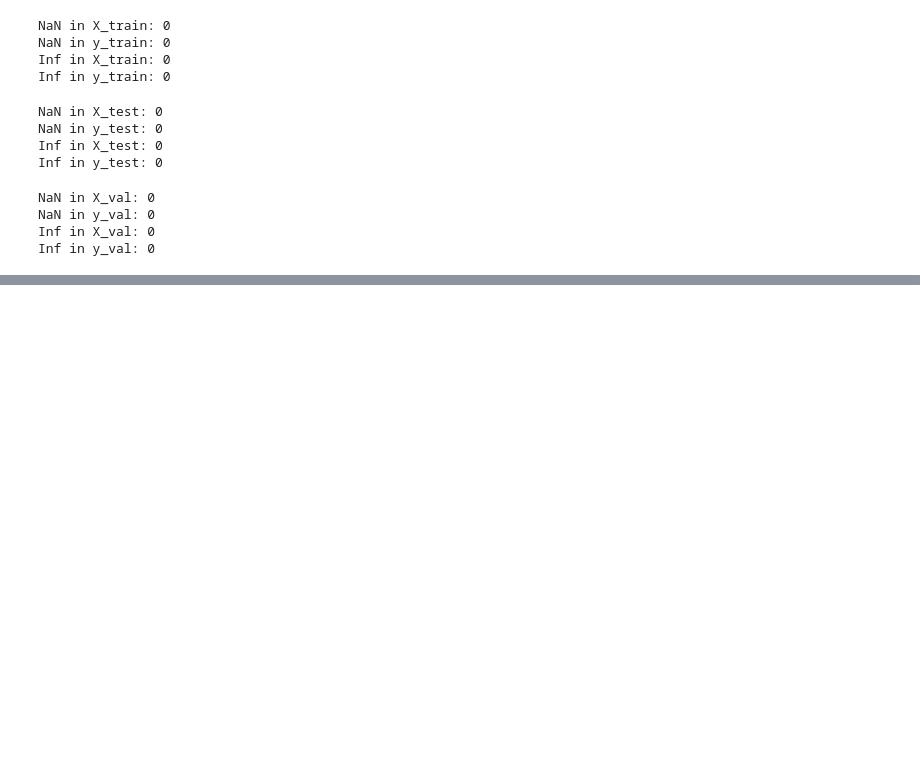
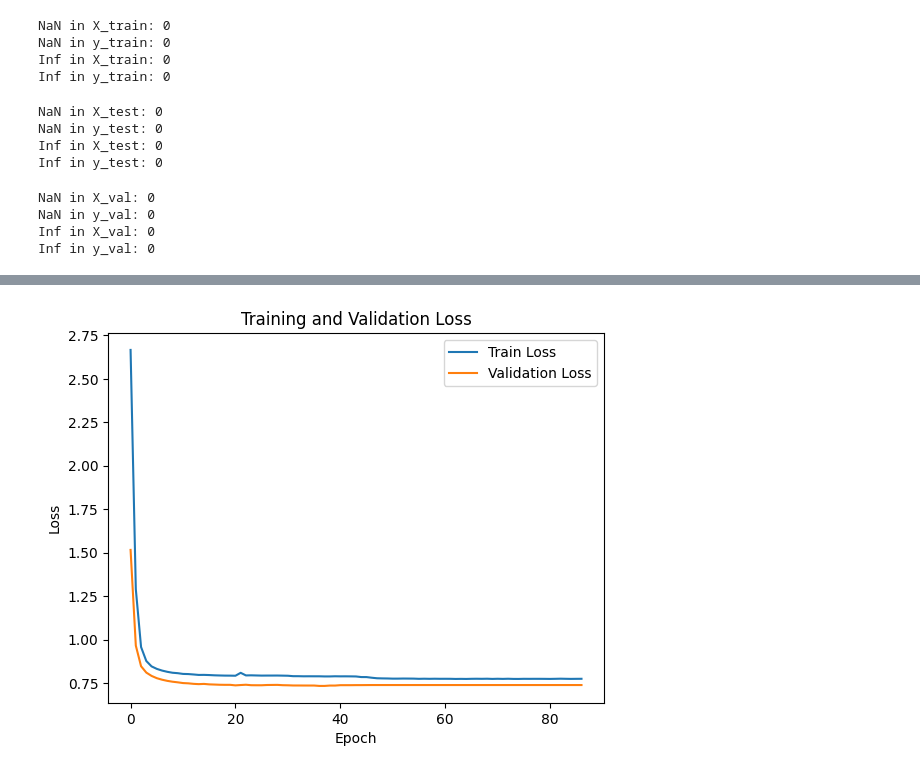
Before and after one commit to yugendran0705/Main-Project-2025, a Jupyter notebook: base_preprocessed_RNN.ipynb, the cells around one changed output, grey strips where cells are left out. Drawn from its saved outputs; the diff is of its cells as text; code cells hidden in the pictures; blank space fills up the shorter version.

```diff
--- a/base_preprocessed_RNN.ipynb
+++ b/base_preprocessed_RNN.ipynb
@@ -57,17 +57,17 @@ X_test, y_test = test_profiles[x_cols].values, test_profiles[y_cols].values
 # Lookback window
 lookback = 128
 
-# Reshape function for CNN
+# Reshape function for RNN
 def reshape_data(X, y, lookback):
     num_samples = (X.shape[0] // lookback) * lookback
     X, y = X[:num_samples], y[:num_samples]
     X = X.reshape((num_samples // lookback, lookback, X.shape[1]))  # (batch, time_steps, features)
-    y = y[lookback - 1::lookback]
-    return X
+    y = y[:num_samples].reshape((num_samples // lookback, lookback, y.shape[1]))  # Match X's shape
+    return X, y
 
-X_train = reshape_data(X_train, y_train, lookback)
-X_val = reshape_data(X_val, y_val, lookback)
-X_test = reshape_data(X_test, y_test, lookback)
+X_train, y_train = reshape_data(X_train, y_train, lookback)
+X_val, y_val = reshape_data(X_val, y_val, lookback)
+X_test, y_test = reshape_data(X_test, y_test, lookback)
 # %%
 import numpy as np
 
@@ -287,3 +262,16 @@ Test Loss: 1.395089, Test mse: 1.391454
+# %%
+import matplotlib.pyplot as plt
+
+plt.figure()
+plt.plot(history.history['loss'], label='Train Loss')
+plt.plot(history.history['val_loss'], label='Validation Loss')
+plt.xlabel('Epoch')
+plt.ylabel('Loss')
+plt.title('Training and Validation Loss')
+plt.legend()
+plt.show()
+# %% [output]
+[figure, added]
 # %%
 plt.figure()
 plt.plot(history.history['mse'], label='train loss')
```
Also changed, not shown: parts of 5 cells of this notebook, 25 other files.
